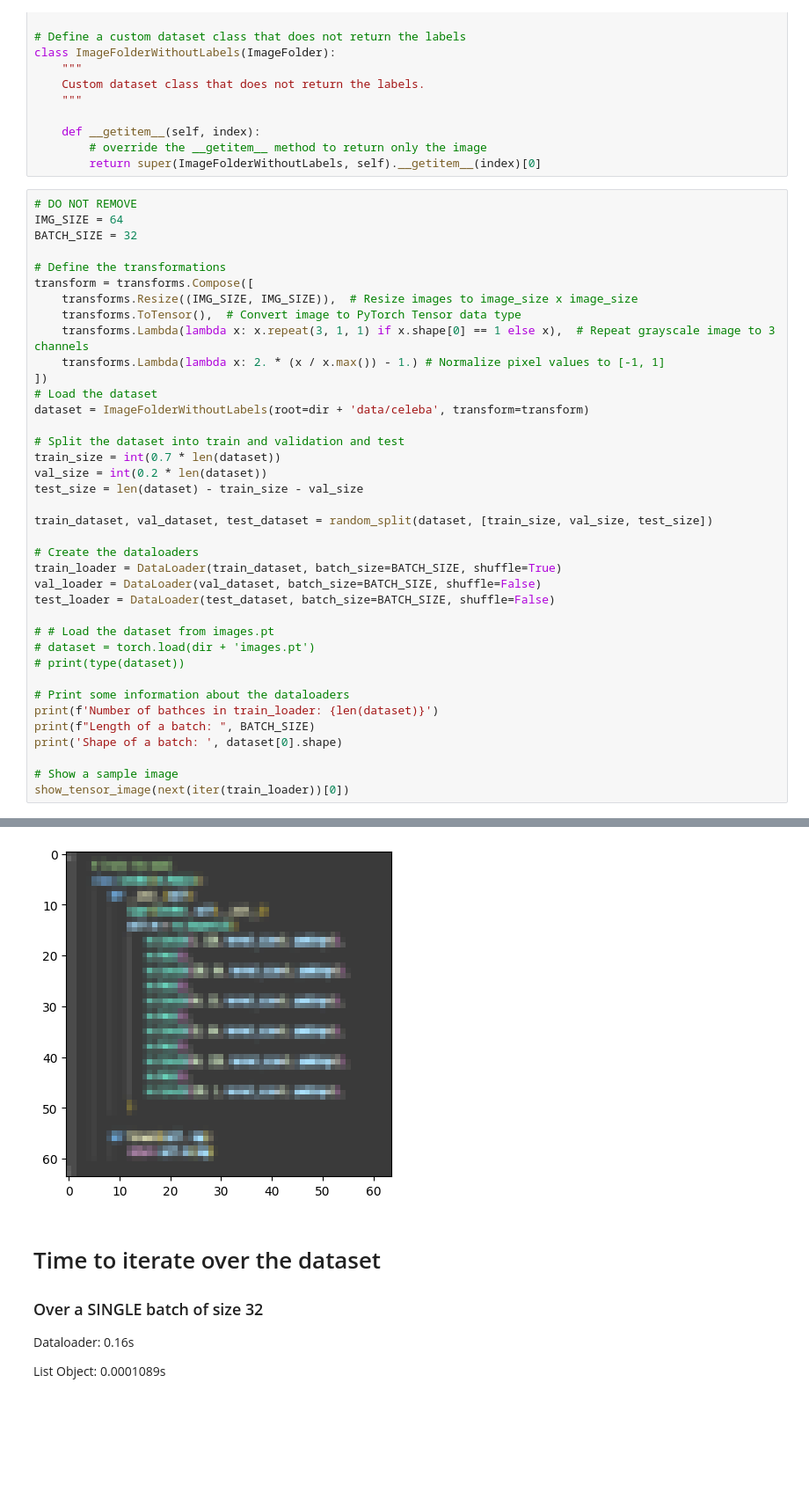
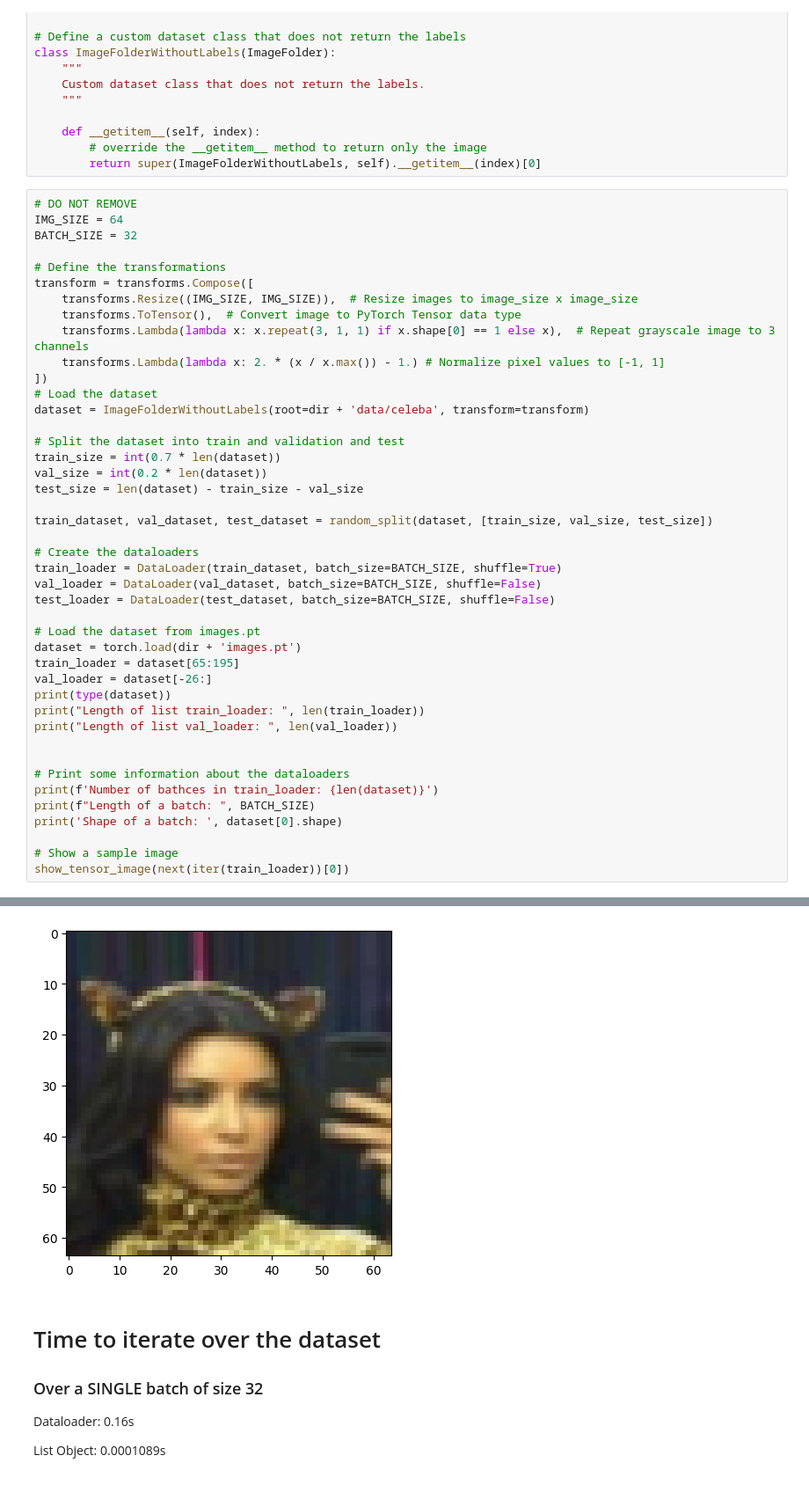
Before and after one commit to YasiiKB/gen_AI_assign3, a Jupyter notebook: diffusion_model.ipynb, the cells around one changed output, grey strips where cells are left out. Shown at 88% size. Saved outputs shown, nothing was run; the diff lists cells and outputs as text; blank space fills up the shorter version.

Commit message:
load 4k list images with validation

```diff
--- a/diffusion_model.ipynb
+++ b/diffusion_model.ipynb
@@ -108,9 +108,14 @@ train_loader = DataLoader(train_dataset, batch_size=BATCH_SIZE, shuffle=True)
 val_loader = DataLoader(val_dataset, batch_size=BATCH_SIZE, shuffle=False)
 test_loader = DataLoader(test_dataset, batch_size=BATCH_SIZE, shuffle=False)
 
-# # Load the dataset from images.pt
-# dataset = torch.load(dir + 'images.pt')
-# print(type(dataset))
+# Load the dataset from images.pt
+dataset = torch.load(dir + 'images.pt')
+train_loader = dataset[65:195]
+val_loader = dataset[-26:]
+print(type(dataset))
+print("Length of list train_loader: ", len(train_loader))
+print("Length of list val_loader: ", len(val_loader))
+
 
 # Print some information about the dataloaders
 print(f'Number of bathces in train_loader: {len(dataset)}')
@@ -126,4 +134,4 @@ Shape of a batch:  torch.Size([3, 64, 64])
-[figure, old version]
+[figure, new version]
 # %% [markdown]
 # Time to iterate over the dataset
 
```
Also changed, not shown: parts of 1 cell of this notebook.
